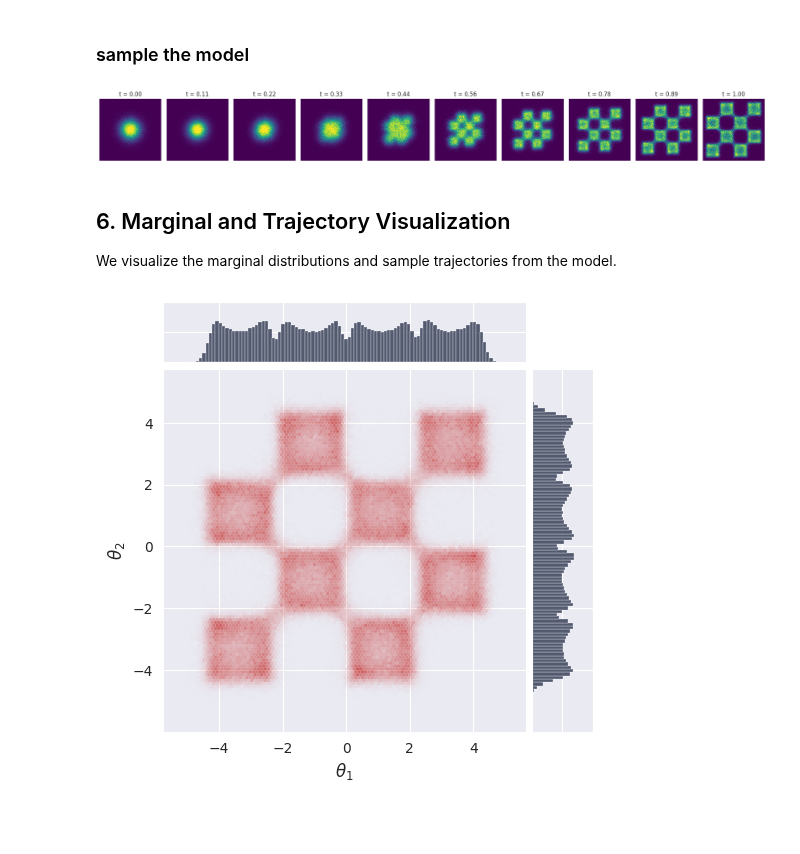
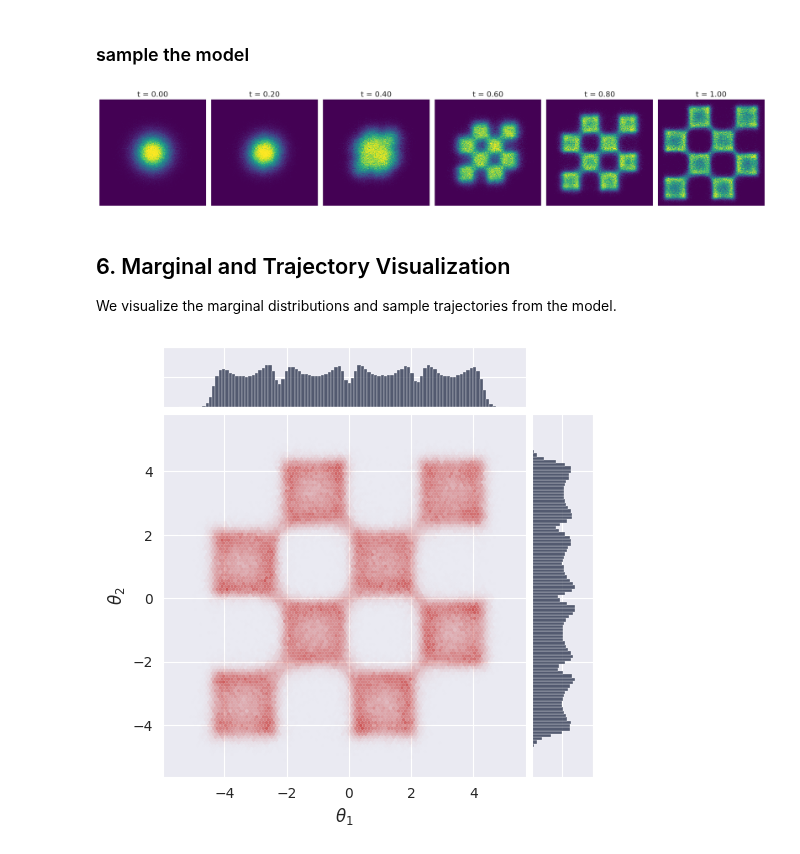
Before and after one commit to aurelio-amerio/GenSBI, a Jupyter notebook: docs/notebooks/flow_matching_2d_unconditional.ipynb, the cells around one changed output. Cells and saved outputs as stored; diff of their text form; code cells hidden in the pictures; blank space fills up the shorter version.

Commit message:
add SM notebook for unconditional case

```diff
--- a/docs/notebooks/flow_matching_2d_unconditional.ipynb
+++ b/docs/notebooks/flow_matching_2d_unconditional.ipynb
@@ -200,15 +201,16 @@ hidden_dim = 512
 # velocity field model init
 model = MLP(input_dim=2, hidden_dim=hidden_dim, rngs=nnx.Rngs(0))
 
-training_config = UnconditionalFlowPipeline.get_default_training_config()
+training_config = UnconditionalPipeline.get_default_training_config()
 training_config["checkpoint_dir"] = checkpoint_dir
 training_config["nsteps"] = 30_000
 
-
-pipeline = UnconditionalFlowPipeline(model,
+method = FlowMatchingMethod()
+pipeline = UnconditionalPipeline(model,
     train_dataset_batched,
     val_dataset_batched,
     2,
+    method=method,
     training_config=training_config)
 # %%
 # Restore the model from checkpoint if requested
@@ -244,33 +246,40 @@ In this section, we sample trajectories from the trained flow-matching model and
 ### sample the model
 # %%
 key = jax.random.PRNGKey(42)
-T = jnp.linspace(0,1,10)  # sample times
+nplots=6
+T = jnp.linspace(0,1,nplots)  # sample times
 sol = pipeline.sample(key, nsamples=500_000, time_grid=T)
+# %%
+import seaborn as sns
+
+sns.set_style("darkgrid")
 # %%
 # Visualize the sampled trajectories at different time steps
 sol = np.array(sol)  # convert to numpy array
 T = np.array(T)  # convert to numpy array
 
-fig, axs = plt.subplots(1, 10, figsize=(20,20))
+fig, axs = plt.subplots(1, nplots, figsize=(20,20))
 
-for i in range(10):
+for i in range(nplots):
     H = axs[i].hist2d(sol[i,:,0,0], sol[i,:,1,0], 300, range=((-5,5), (-5,5)))
 
     cmin = 0.0
     cmax = jnp.quantile(jnp.array(H[0]), 0.99).item()
 
     norm = cm.colors.Normalize(vmax=cmax, vmin=cmin)
 
     _ = axs[i].hist2d(sol[i,:,0,0], sol[i,:,1,0], 300, range=((-5,5), (-5,5)), norm=norm, cmap="viridis")
 
     axs[i].set_aspect('equal')
     axs[i].axis('off')
-    axs[i].set_title('t = %.2f' % (T[i]))
+    axs[i].set_title('t = %.2f' % (T[i]),fontsize=16)
 
 plt.tight_layout()
+plt.savefig("flow_matching_unconditional.png", dpi=300, bbox_inches="tight")
+# plt.savefig("flow_matching_unconditional.pdf", dpi=300, bbox_inches="tight")
 plt.show()
 # %% [output]
-[figure, old version]
+[figure, new version]
 # %% [markdown]
 ## 6. Marginal and Trajectory Visualization
 
@@ -283,7 +292,7 @@ from gensbi.utils.plotting import plot_marginals
 plot_marginals(sol[-1,...,0], plot_levels=False, gridsize=100, backend="seaborn")
 plt.show()
 # %% [output]
-[figure, old version]
+[figure, new version]
 # %%
 # Sample and visualize trajectories with finer time resolution
 batch_size = 1000
```
Also changed, not shown: parts of 4 cells of this notebook, 6 other files.
